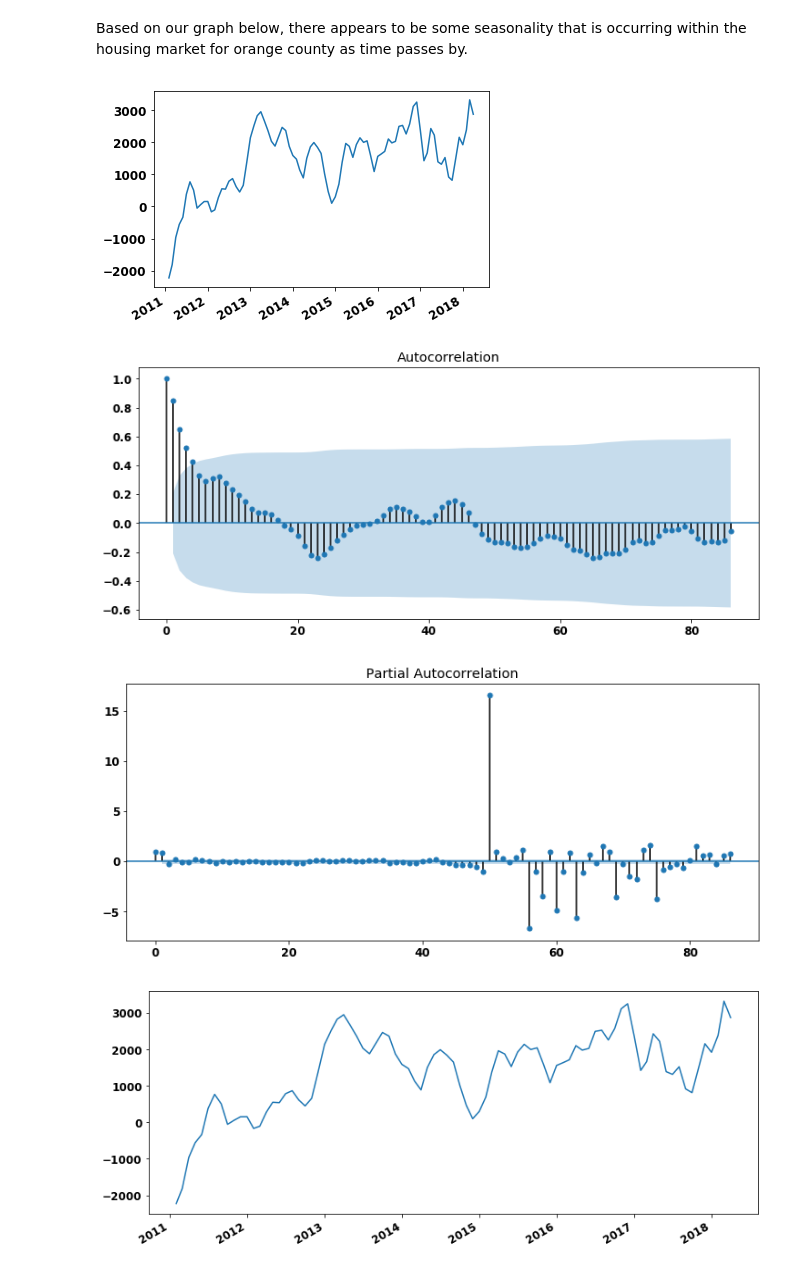
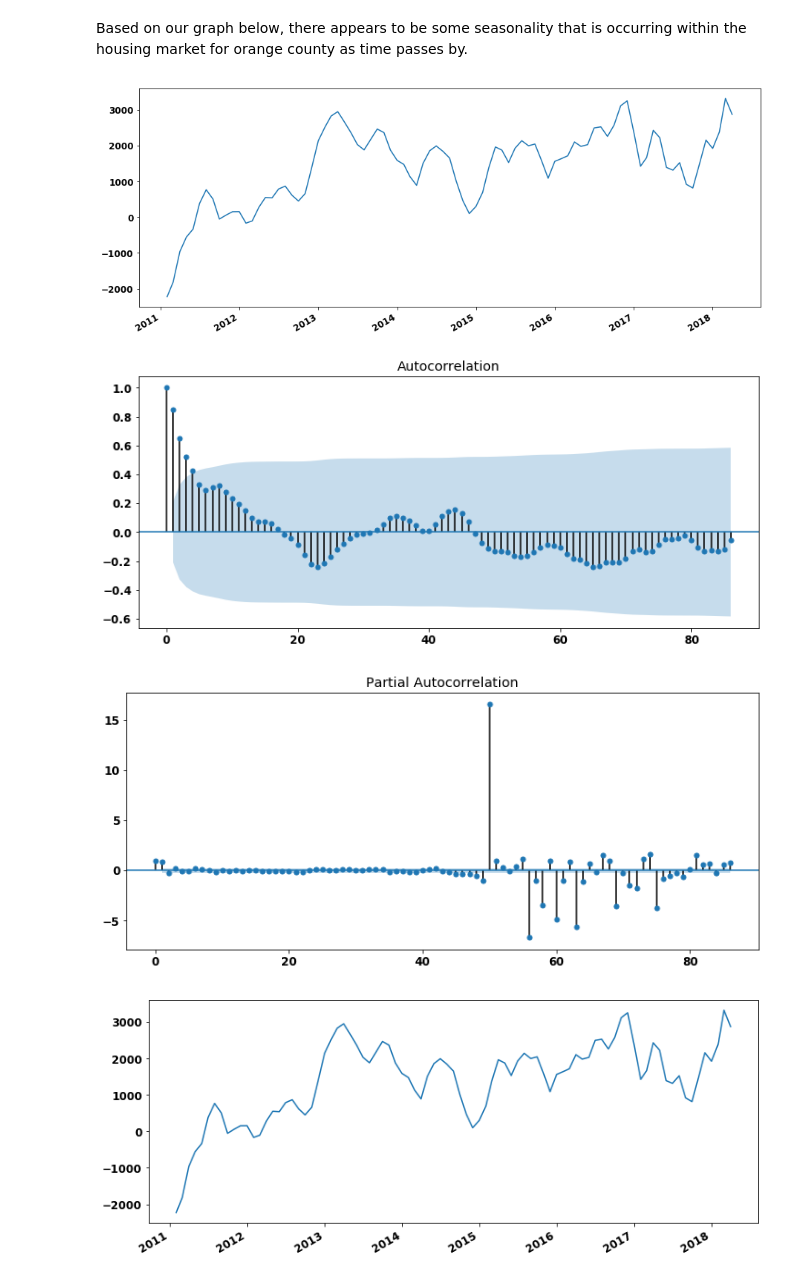
Before and after one commit to rahkeemg/dsc-mod-4-project-online-ds-ft-090919, a Jupyter notebook: mod_4_starter_notebook.ipynb, the cells around one changed output. Saved outputs shown, nothing was run; the diff lists cells and outputs as text; code cells hidden in the pictures.

```diff
--- a/mod_4_starter_notebook.ipynb
+++ b/mod_4_starter_notebook.ipynb
@@ -249,16 +249,17 @@ Based on our graph below, there appears to be some seasonality that is occurring
 # %%
 ## Looking at difference by year
 # Look at the distribution of the diffs and look at the one with the smallest standard deviation
 orange_county_diff = orange_county.diff(periods=1)
 plt.plot(orange_county_diff)
+rcParams['figure.figsize'] = (12, 5)
 
 plt.gcf().autofmt_xdate()
 rcParams['figure.figsize'] = (12, 5)
 
 plot_acf(orange_county_diff.dropna());
 plot_pacf(orange_county_diff.dropna());
 # %% [output]
-[figure, old version]
+[figure, new version]
 [figure]
 [figure]
 # %%
```
Also changed, not shown: parts of 22 cells of this notebook.
